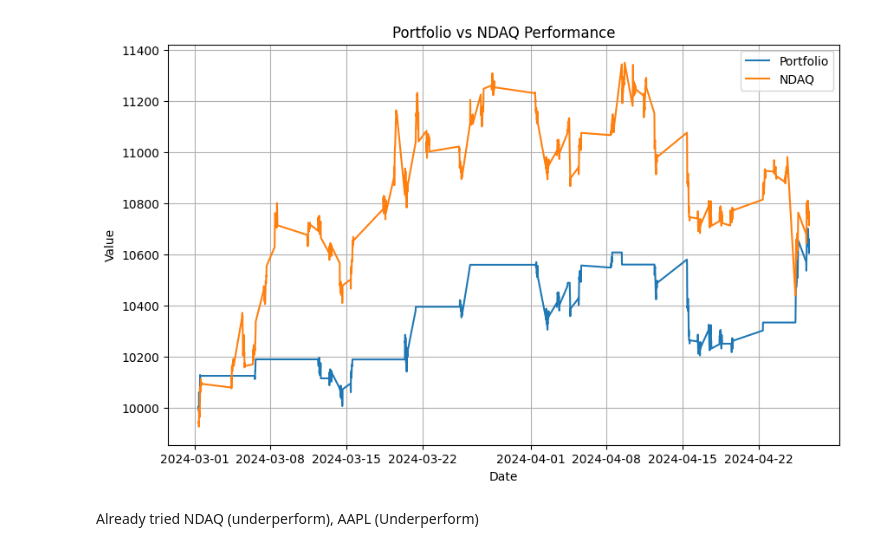
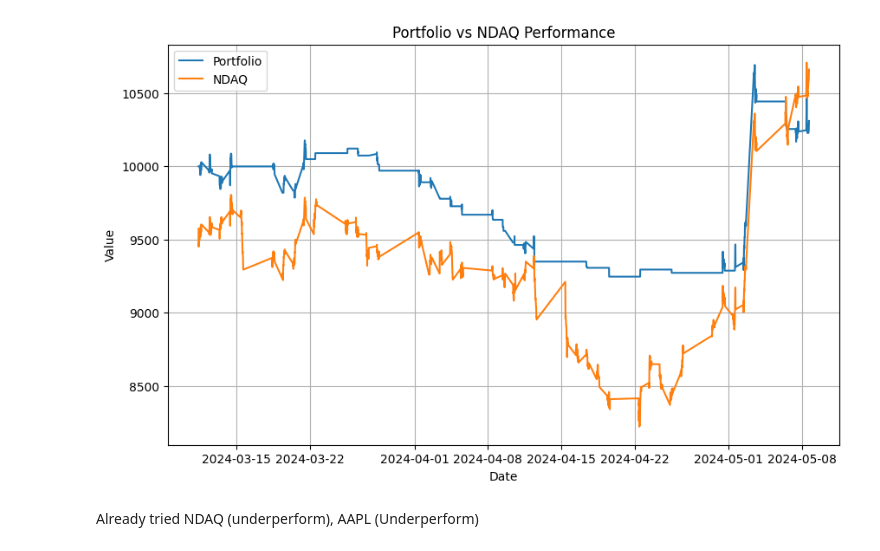
Before and after one commit to jfour1e/Quant-Algo-Trading, a Jupyter notebook: backtesting.ipynb, the cells around one changed output. Saved outputs shown, nothing was run; the diff lists cells and outputs as text; code cells hidden in the pictures.

```diff
--- a/backtesting.ipynb
+++ b/backtesting.ipynb
@@ -7,12 +7,10 @@ from window import *
 import matplotlib.pyplot as plt
 import numpy as np
 
-ticker = 'NDAQ'
+ticker = 'IESC'
 start_date = (datetime.today() - timedelta(days=59)).strftime('%Y-%m-%d')
 end_date = datetime.today().strftime('%Y-%m-%d')
 
 data = fetch_data(ticker, start_date, end_date)
-
-print(data.columns)
 # %% [output]
 [*********************100%%**********************]  1 of 1 completed
@@ -88,17 +130,17 @@ Datetime
 # %%
-Ndaq_data = data['Close']*178.5
+Ndaq_data = data['Close']*6.2
 
 plt.figure(figsize=(10, 6))
 plt.plot(portfolio.index, portfolio['Portfolio Value'], label='Portfolio')
 plt.plot(Ndaq_data.index, Ndaq_data, label='NDAQ')
 plt.title('Portfolio vs NDAQ Performance')
 plt.xlabel('Date')
 plt.ylabel('Value')
 plt.legend()
 plt.grid(True)
 plt.show()
 # %% [output]
-[figure, old version]
+[figure, new version]
 # %% [markdown]
 Already tried NDAQ (underperform), AAPL (Underperform)
 # %%
```
Also changed, not shown: parts of 7 cells of this notebook, 2 other files.
